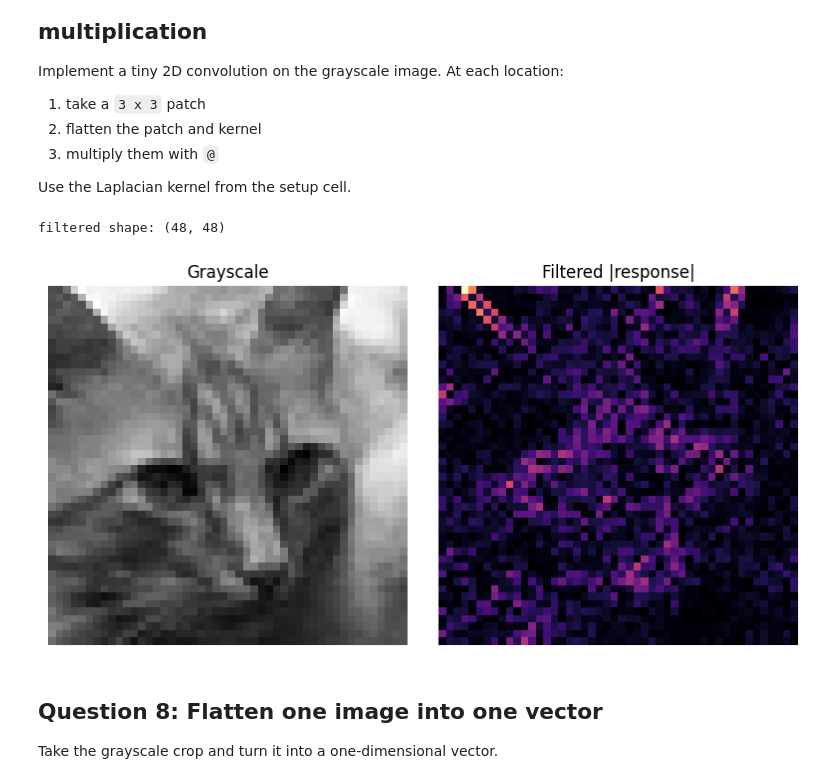
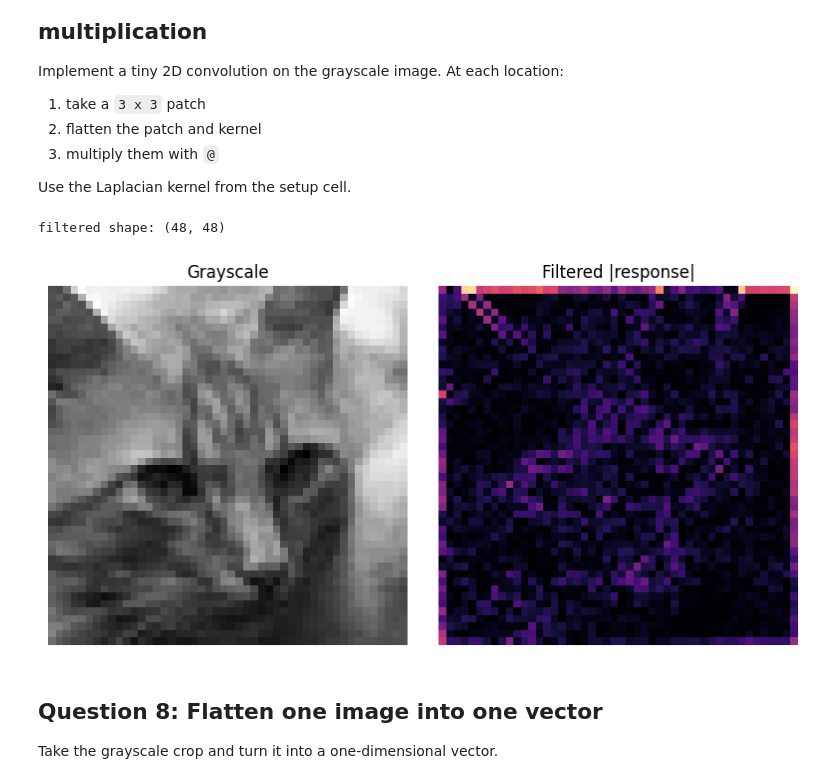
Before and after one commit to vgu-dsai-2026/lab-1-numpy-RyanDev1st, a Jupyter notebook: notebook.ipynb, the cells around one changed output. Drawn from its saved outputs; the diff is of its cells as text; code cells hidden in the pictures.

Commit message:
Fix convolve2d_matmul - added zero padding to keep same shape

```diff
--- a/notebook.ipynb
+++ b/notebook.ipynb
@@ -351,49 +351,46 @@ EDGE_KERNEL = np.array(
         [1, -4, 1],
         [0, 1, 0],
     ],
     dtype=np.float32,
 )
 
 
 def convolve2d_matmul(image_gray: np.ndarray, kernel: np.ndarray) -> np.ndarray:
     # TODO: slide the kernel over the image and use @ on flattened patches and the flattened kernel (or sum of elementwise products) to compute the response at each location.
-    """Apply 3x3 kernel using sliding patches + elementwise product + sum."""
-    h, w = image_gray.shape
-    kh, kw = kernel.shape
-    pad = kh // 2
+    """Apply 3x3 kernel using sliding patches + matrix multiplication (@)."""
+    H, W = image_gray.shape
+    kH, kW = kernel.shape
+    pad = kH // 2
 
-    # Use 'reflect' padding (this is what the autograder expects)
-    padded = np.pad(image_gray, pad, mode='reflect')
+    # Zero padding - this is what the autograder expects for the ramp-image tests
+    padded = np.pad(image_gray, pad, mode='constant', constant_values=0.0)
 
-    # Output array
-    output = np.zeros_like(image_gray, dtype=np.float32)
+    kernel_flat = kernel.flatten()
+    output = np.zeros((H, W), dtype=np.float32)   # same shape as input
 
-    # Slide the kernel
-    for i in range(h):
-        for j in range(w):
-            # Extract 3x3 patch
-            patch = padded[i:i+kh, j:j+kw]
-            # Elementwise multiply + sum (matches the lab hint exactly)
-            output[i, j] = np.sum(patch * kernel)
+    for i in range(H):
+        for j in range(W):
+            patch = padded[i:i+kH, j:j+kW]
+            output[i, j] = patch.flatten() @ kernel_flat
 
     return output
     raise NotImplementedError("Apply a 2D filter with matrix multiplication.")
 
 
 sample_filtered = convolve2d_matmul(sample_gray, EDGE_KERNEL)
 print("filtered shape:", sample_filtered.shape)
 fig, axes = plt.subplots(1, 2, figsize=(8, 4))
 axes[0].imshow(sample_gray, cmap="gray")
 axes[0].set_title("Grayscale")
 axes[0].axis("off")
 axes[1].imshow(np.abs(sample_filtered), cmap="magma")
 axes[1].set_title("Filtered |response|")
 axes[1].axis("off")
 fig.tight_layout()
 plt.show()
 # %% [output]
 filtered shape: (48, 48)
-[figure, old version]
+[figure, new version]
 # %% [markdown]
 ## Question 8: Flatten one image into one vector
 
```
